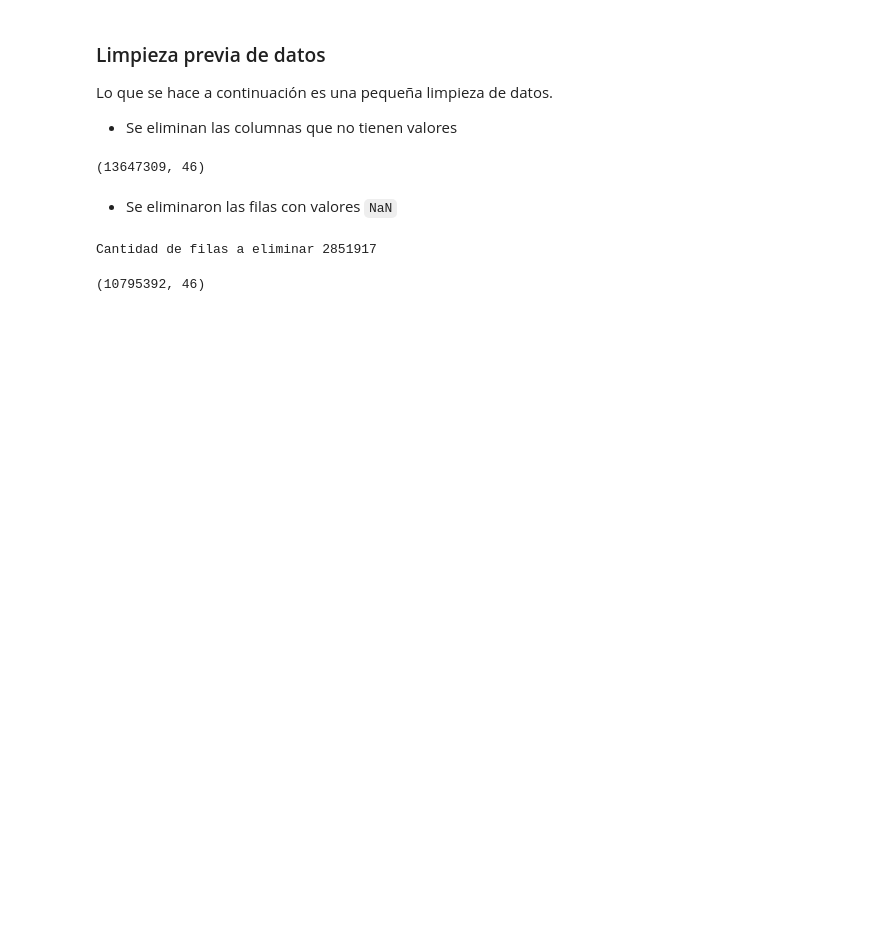
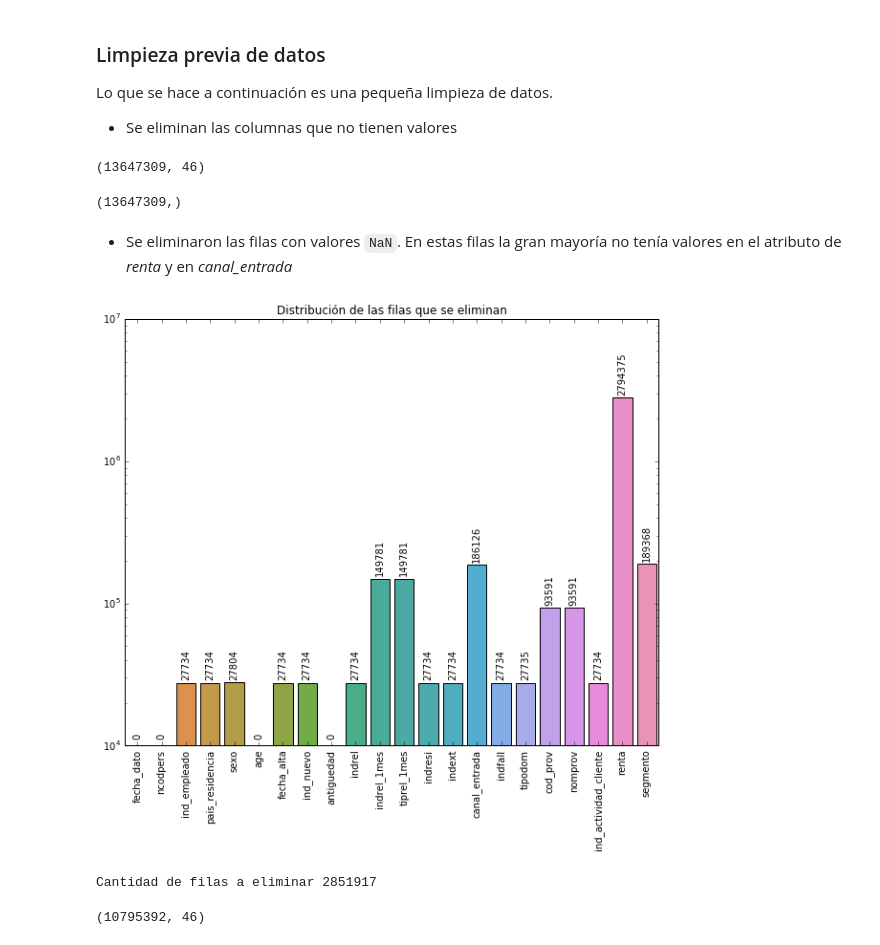
Before and after one commit to sergioml/degree_project, a Jupyter notebook: data_exploration_V2.ipynb, the cells around one changed output. Drawn from its saved outputs; the diff is of its cells as text; code cells hidden in the pictures; blank space fills up the shorter version.

Commit message:
Se muestra la distribución de valores nulos en el dataset original

```diff
--- a/data_exploration_V2.ipynb
+++ b/data_exploration_V2.ipynb
@@ -40,11 +45,29 @@ df.drop(labels=['conyuemp', 'ult_fec_cli_1t'], inplace=True, axis=1)
 df.shape
 # %% [output]
 (13647309, 46)
+# %%
+c = df.isnull().any(axis=1)
+c.shape
+# %% [output]
+(13647309,)
 # %% [markdown]
-* Se eliminaron las filas con valores `NaN`
+* Se eliminaron las filas con valores `NaN`. En estas filas la gran mayoría no tenía valores en el atributo de *renta* y en *canal_entrada*
 # %%
 missing = df[df.isnull().any(axis=1)]
 missing_index = missing.index
+# %%
+missing_count_bycolumn = [np.sum(missing[col].isnull()) for col in (missing.columns[:22])]
+
+plt.figure(figsize=(10,8))
+graph = sns.barplot(missing.columns[:22], missing_count_bycolumn)
+plt.xticks(rotation='vertical')
+plt.yscale('log')
+plt.title('Distribución de las filas que se eliminan')
+
+for i, col in enumerate(missing_count_bycolumn):
+    graph.text(i, 10**4 + 1000 if col == 0 else col*1.04, col, va='bottom', ha='center', rotation='vertical')
+# %% [output]
+[figure, added]
 # %%
 print('Cantidad de filas a eliminar', len(missing_index))
 # %% [output]
```
Also changed, not shown: parts of 4 cells of this notebook.
